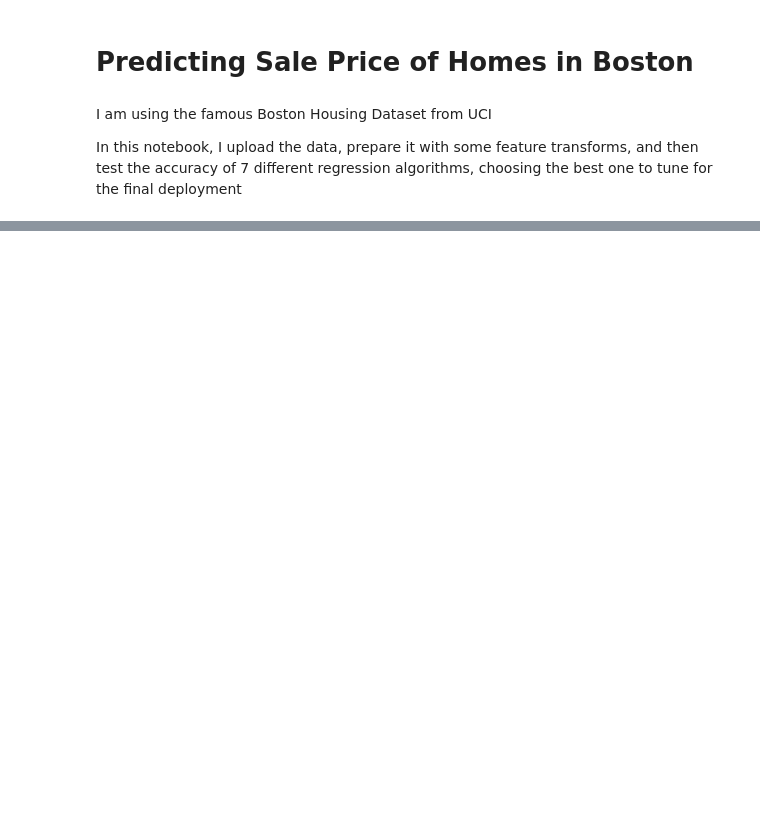
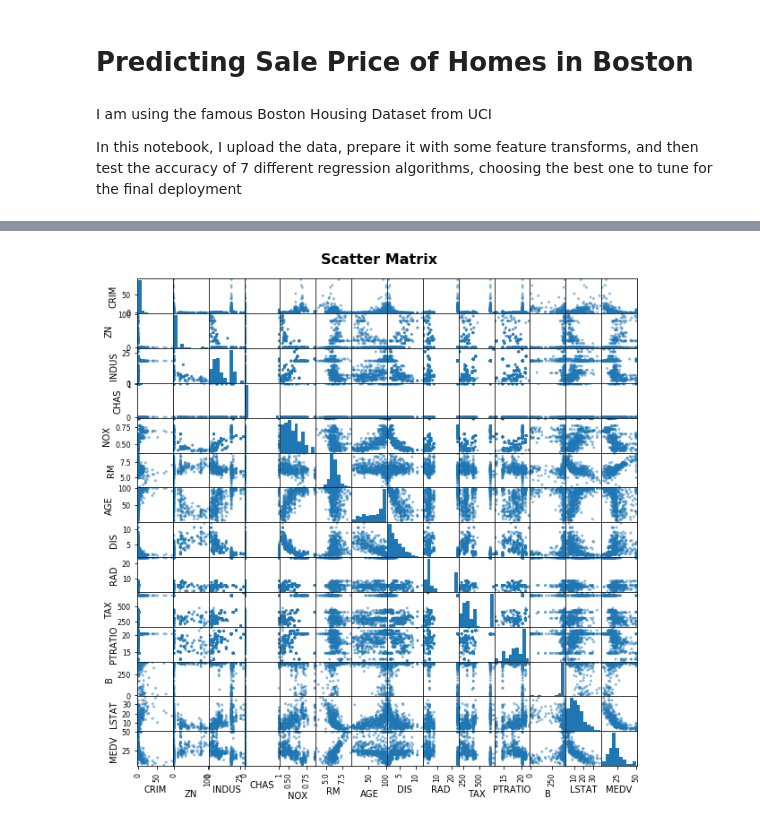
Before and after one commit to ggomp2885/Regression_Predicting_Prices-Sagemaker, a Jupyter notebook: Main Notebook.ipynb, the cells around one changed output, grey strips where cells are left out. Cells and saved outputs as stored; diff of their text form; code cells hidden in the pictures; blank space fills up the shorter version.

```diff
--- a/Main Notebook.ipynb
+++ b/Main Notebook.ipynb
@@ -32,0 +113,7 @@ from sklearn.metrics import mean_squared_error
+# %%
+# scatter plot matrix
+scatter_matrix(dataset)
+plt.suptitle("Scatter Matrix", size =16, fontname="Sans", weight='bold', y=.92)
+plt.show()
+# %% [output]
+[figure, added]
```
Also changed, not shown: parts of 10 cells of this notebook, 1 other file.
